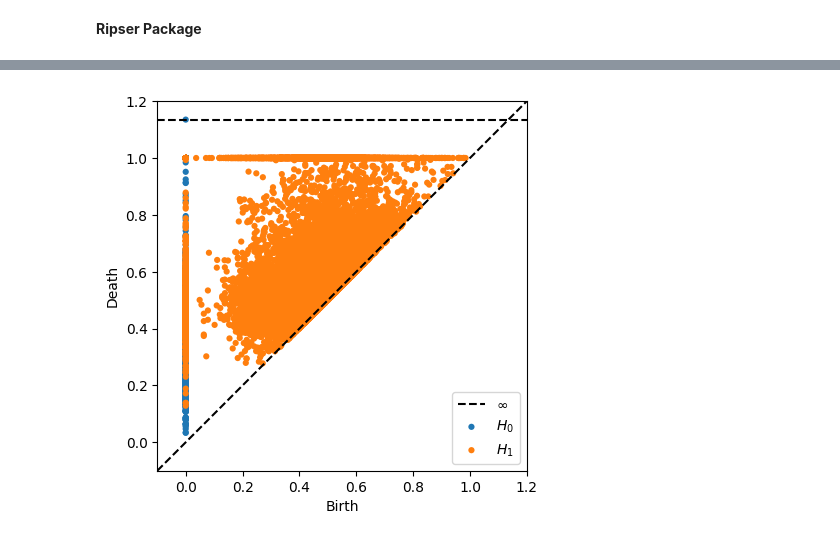
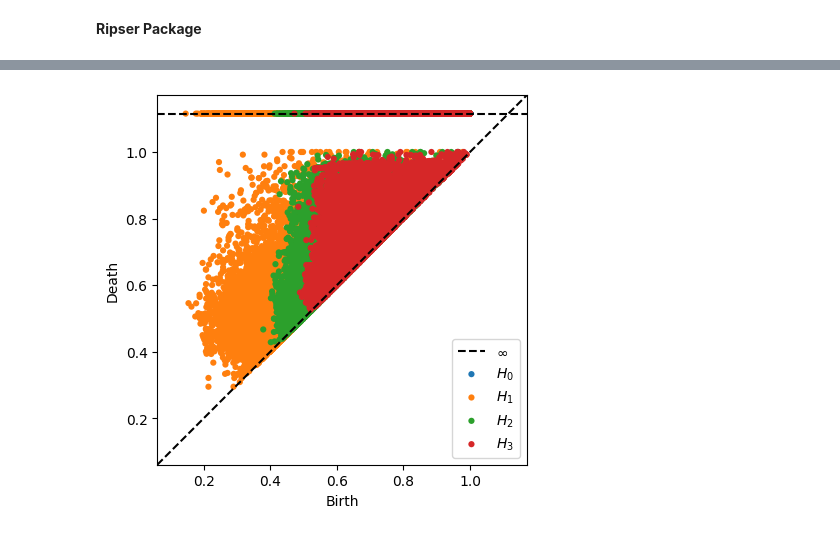
Before and after one commit to mehdimerbah/TDA-PPIN, a Jupyter notebook: preprocessing/Cleaned_DataPreprocessing_PPI.ipynb, the cells around one changed output, grey strips where cells are left out. Saved outputs shown, nothing was run; the diff lists cells and outputs as text; code cells hidden in the pictures.

```diff
--- a/preprocessing/Cleaned_DataPreprocessing_PPI.ipynb
+++ b/preprocessing/Cleaned_DataPreprocessing_PPI.ipynb
@@ -409,8 +409,8 @@ for idx, row in complexes_proteins_df.iterrows():
   protein_A = complexes_proteins_idx[row['ProteinA']]
   protein_B = complexes_proteins_idx[row['ProteinB']]
   sem_sim_score = row['SemSim']
-  complexes_adj_mat[protein_A, protein_B] = 1-sem_sim_score
-  complexes_adj_mat[protein_B, protein_A] = 1-sem_sim_score
+  complexes_adj_mat[protein_A, protein_B] = sem_sim_score
+  complexes_adj_mat[protein_B, protein_A] = sem_sim_score
 # %%
 np.fill_diagonal(complexes_adj_mat, 1)
 complexes_adj_mat
@@ -482,10 +458,10 @@ plot_barcode(nwx_adj_mat_diagrams, 1)
 # %%
 ## TESTING
 cmplx_adj_mat = np.asarray(complexes_adj_mat)
-cmplx_dist_mat = 1 - cmplx_adj_mat
-diagrams = ripser(cmplx_dist_mat, distance_matrix=True)['dgms']
-plot_diagrams(diagrams)
+cmplx_dist_mat = 1 - cmplx_adj_mat ## Using the adjacency matrix as a correlation matrix
+diagrams = ripser(complexes_adj_mat, distance_matrix=True, maxdim=3)['dgms']
+rips_dist_mat_diags = diagrams
 # %% [output]
-[figure, old version]
+[figure, new version]
 # %%
 rips_dist_mat_diags = diagrams
```
Also changed, not shown: parts of 19 cells of this notebook, 1 other file.
